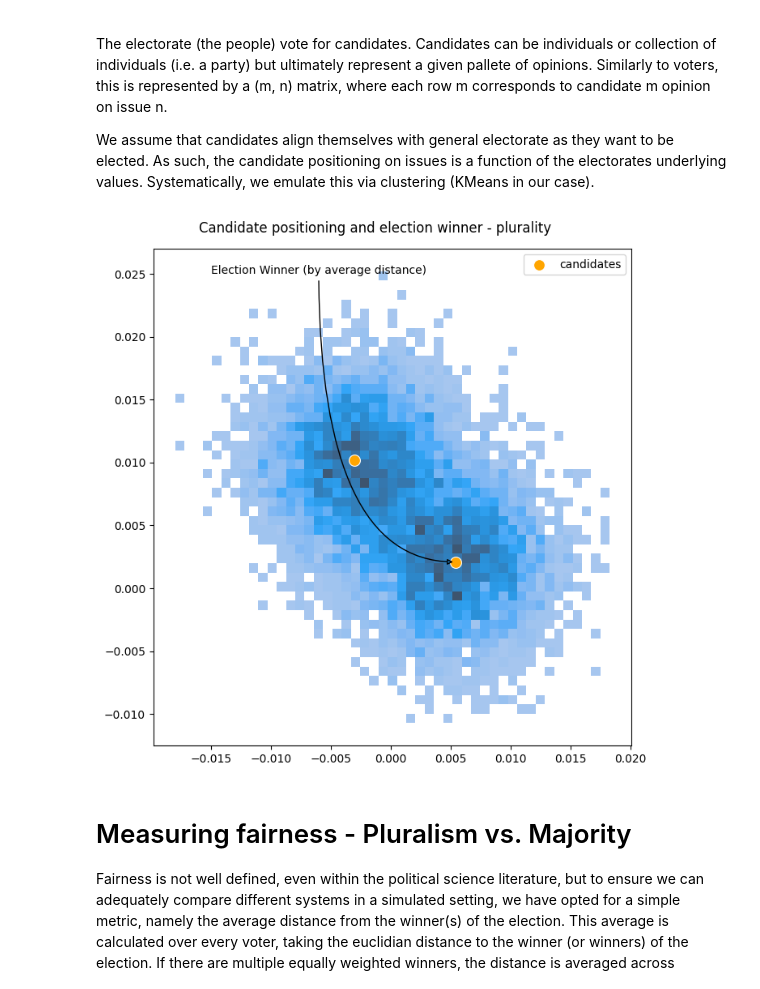
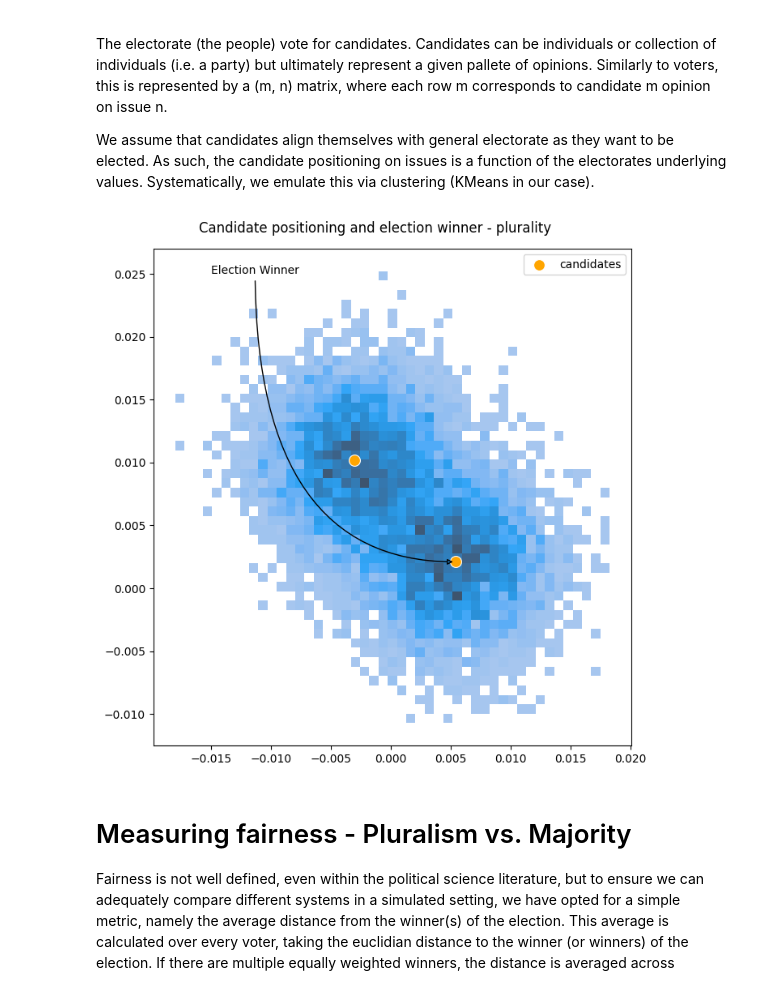
Before and after one commit to Expan75/complex-simulation-project, a Jupyter notebook: experiments.ipynb, the cells around one changed output. Drawn from its saved outputs; the diff is of its cells as text; code cells hidden in the pictures.

```diff
--- a/experiments.ipynb
+++ b/experiments.ipynb
@@ -72,24 +72,24 @@ We assume that candidates align themselves with general electorate as they want
 # %%
 candidates = candidates.setup_candidates(candidates=2, electorate=bipolar_wide, scenario="default")
 result = voting_system.NaivePlurality({}).elect(candidates=candidates, electorate=bipolar_wide)
 winner = list(result.winners)[0]
 
 fig, ax1 = plt.subplots(1,1, sharey=True, sharex=True, tight_layout=True, figsize=(7, 7))
 sns.histplot(x=bipolar_wide[:,0], y=bipolar_wide[:,1], ax=ax1)
 sns.scatterplot(x=candidates[:,0], y=candidates[:,1], label="candidates", ax=ax1, s=100, color="orange")
 fig.suptitle("Candidate positioning and election winner - plurality")
 
 arrow_props = {
     "arrowstyle": "-|>",
     "connectionstyle": "angle3",
     "lw": 1,
 }
 
 # annotate the winner of the election
-plt.annotate("Election Winner (by average distance)", candidates[winner, :], xytext=[-0.015, 0.025], xycoords='data', arrowprops=arrow_props)
+plt.annotate("Election Winner", candidates[winner, :], xytext=[-0.015, 0.025], xycoords='data', arrowprops=arrow_props)
 plt.show()
 # %% [output]
-[figure, old version]
+[figure, new version]
 # %% [markdown]
 # Measuring fairness - Pluralism vs. Majority
 
```
